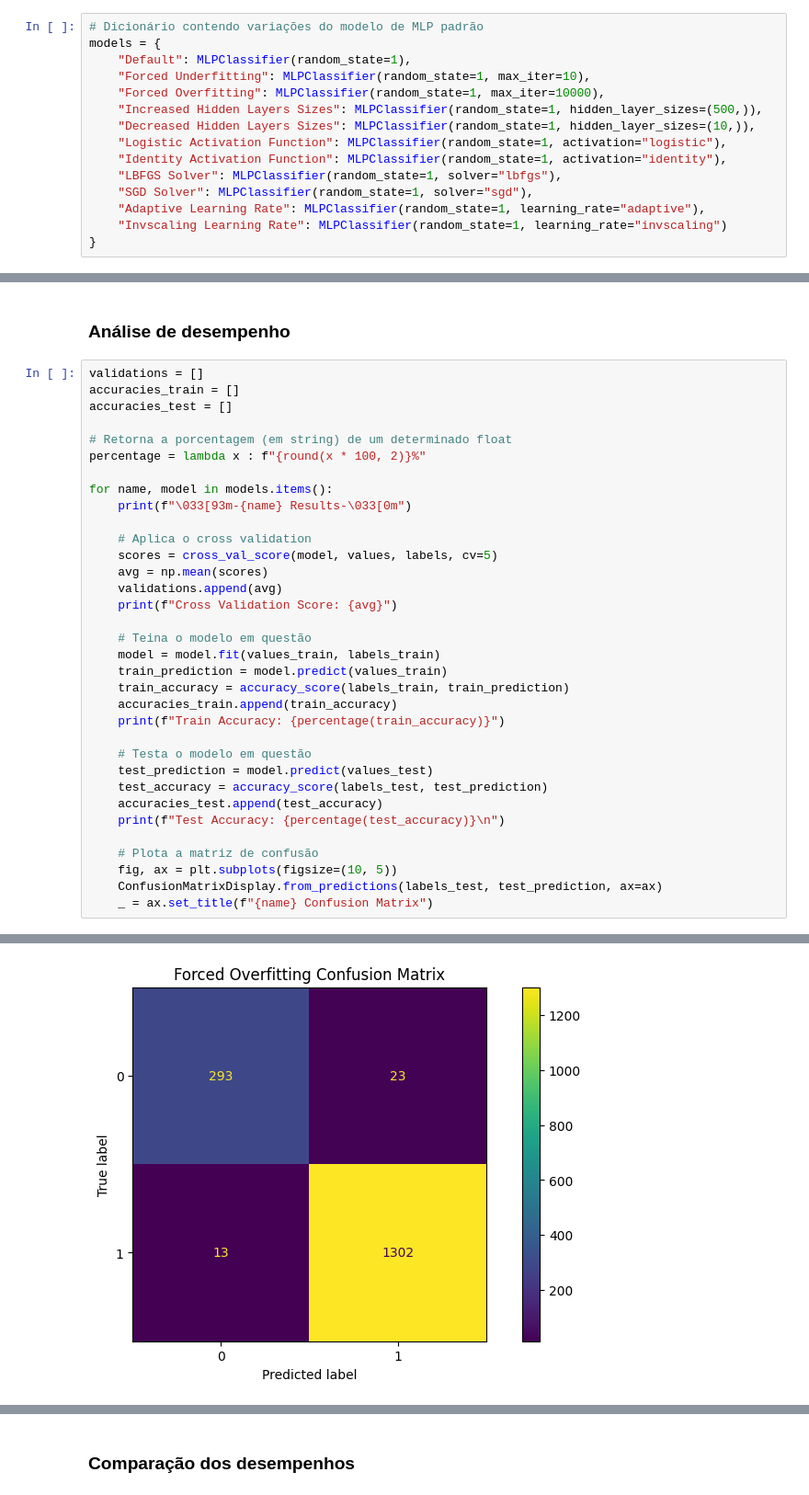
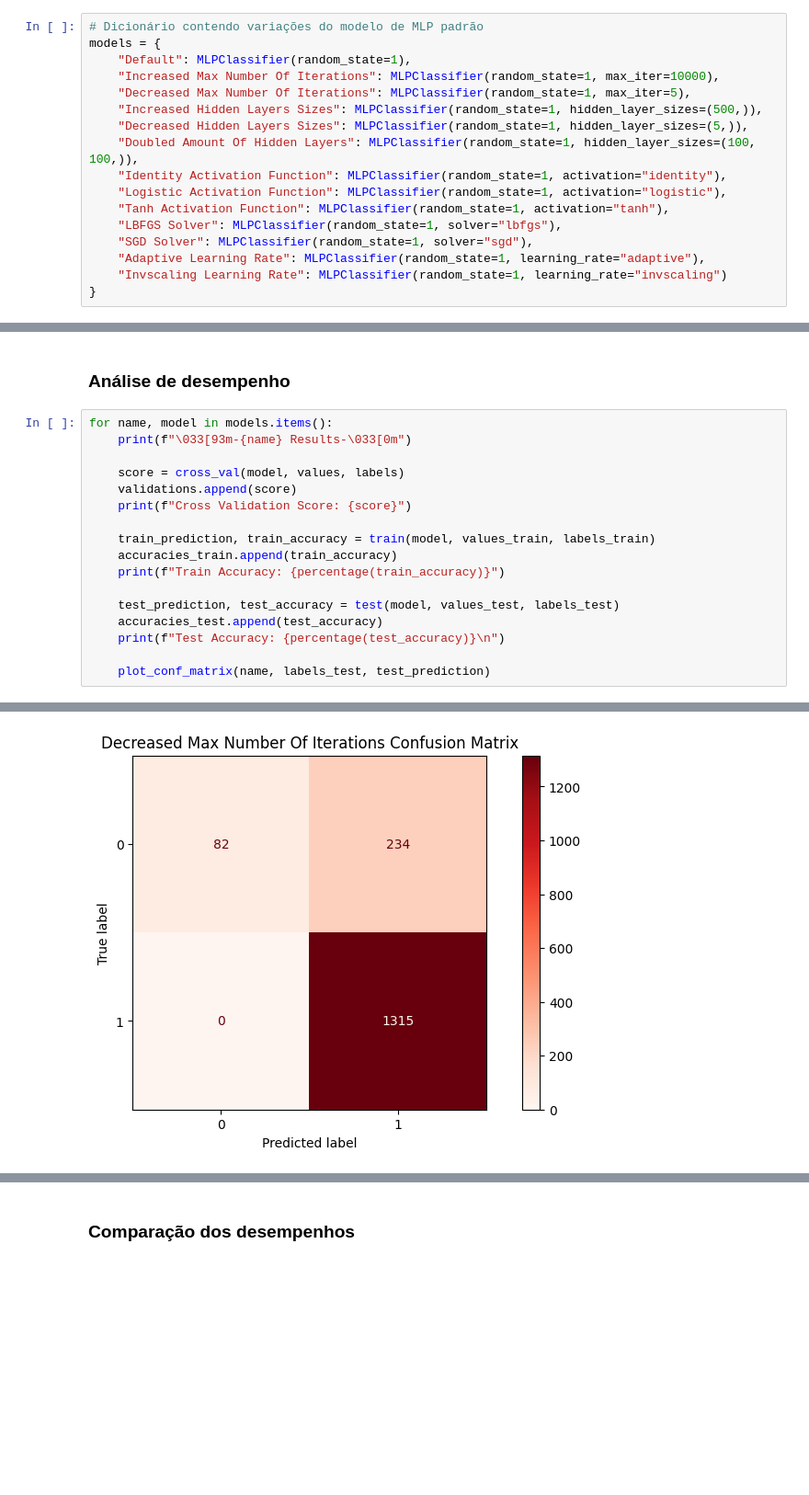
Before and after one commit to FelipeMoraes03/aprendizado_supervisionado, a Jupyter notebook: MLP.ipynb, the cells around one changed output, grey strips where cells are left out. Shown: that part at 92% size. Saved outputs shown, nothing was run; the diff lists cells and outputs as text; blank space fills up the shorter version.

```diff
--- a/MLP.ipynb
+++ b/MLP.ipynb
@@ -56,12 +56,14 @@ values_train, values_test, labels_train, labels_test = train_test_split(values,
 # Dicionário contendo variações do modelo de MLP padrão
 models = {
     "Default": MLPClassifier(random_state=1),
-    "Forced Underfitting": MLPClassifier(random_state=1, max_iter=10),
-    "Forced Overfitting": MLPClassifier(random_state=1, max_iter=10000),
+    "Increased Max Number Of Iterations": MLPClassifier(random_state=1, max_iter=10000),
+    "Decreased Max Number Of Iterations": MLPClassifier(random_state=1, max_iter=5),
     "Increased Hidden Layers Sizes": MLPClassifier(random_state=1, hidden_layer_sizes=(500,)),
-    "Decreased Hidden Layers Sizes": MLPClassifier(random_state=1, hidden_layer_sizes=(10,)),
+    "Decreased Hidden Layers Sizes": MLPClassifier(random_state=1, hidden_layer_sizes=(5,)),
+    "Doubled Amount Of Hidden Layers": MLPClassifier(random_state=1, hidden_layer_sizes=(100, 100,)),
+    "Identity Activation Function": MLPClassifier(random_state=1, activation="identity"),
     "Logistic Activation Function": MLPClassifier(random_state=1, activation="logistic"),
-    "Identity Activation Function": MLPClassifier(random_state=1, activation="identity"),
+    "Tanh Activation Function": MLPClassifier(random_state=1, activation="tanh"),
     "LBFGS Solver": MLPClassifier(random_state=1, solver="lbfgs"),
     "SGD Solver": MLPClassifier(random_state=1, solver="sgd"),
     "Adaptive Learning Rate": MLPClassifier(random_state=1, learning_rate="adaptive"),
@@ -70,39 +131,22 @@ models = {
 # %% [markdown]
 ### Análise de desempenho
 # %%
-validations = []
-accuracies_train = []
-accuracies_test = []
-
-# Retorna a porcentagem (em string) de um determinado float
-percentage = lambda x : f"{round(x * 100, 2)}%"
-
 for name, model in models.items():
     print(f"\033[93m-{name} Results-\033[0m")
 
-    # Aplica o cross validation
-    scores = cross_val_score(model, values, labels, cv=5)
-    avg = np.mean(scores)
-    validations.append(avg)
-    print(f"Cross Validation Score: {avg}")
+    score = cross_val(model, values, labels)
+    validations.append(score)
+    print(f"Cross Validation Score: {score}")
 
-    # Teina o modelo em questão
-    model = model.fit(values_train, labels_train)
-    train_prediction = model.predict(values_train)
-    train_accuracy = accuracy_score(labels_train, train_prediction)
+    train_prediction, train_accuracy = train(model, values_train, labels_train)
     accuracies_train.append(train_accuracy)
     print(f"Train Accuracy: {percentage(train_accuracy)}")
 
-    # Testa o modelo em questão
-    test_prediction = model.predict(values_test)
-    test_accuracy = accuracy_score(labels_test, test_prediction)
+    test_prediction, test_accuracy = test(model, values_test, labels_test)
     accuracies_test.append(test_accuracy)
     print(f"Test Accuracy: {percentage(test_accuracy)}\n")
 
-    # Plota a matriz de confusão
-    fig, ax = plt.subplots(figsize=(10, 5))
-    ConfusionMatrixDisplay.from_predictions(labels_test, test_prediction, ax=ax)
-    _ = ax.set_title(f"{name} Confusion Matrix")
+    plot_conf_matrix(name, labels_test, test_prediction)
 # %% [output]
 -Default Results-
 Cross Validation Score: 0.9177329260420745
@@ -126 +170 @@ Test Accuracy: 97.79%
-[figure, old version]
+[figure, new version]
```
Also changed, not shown: parts of 7 cells of this notebook.
